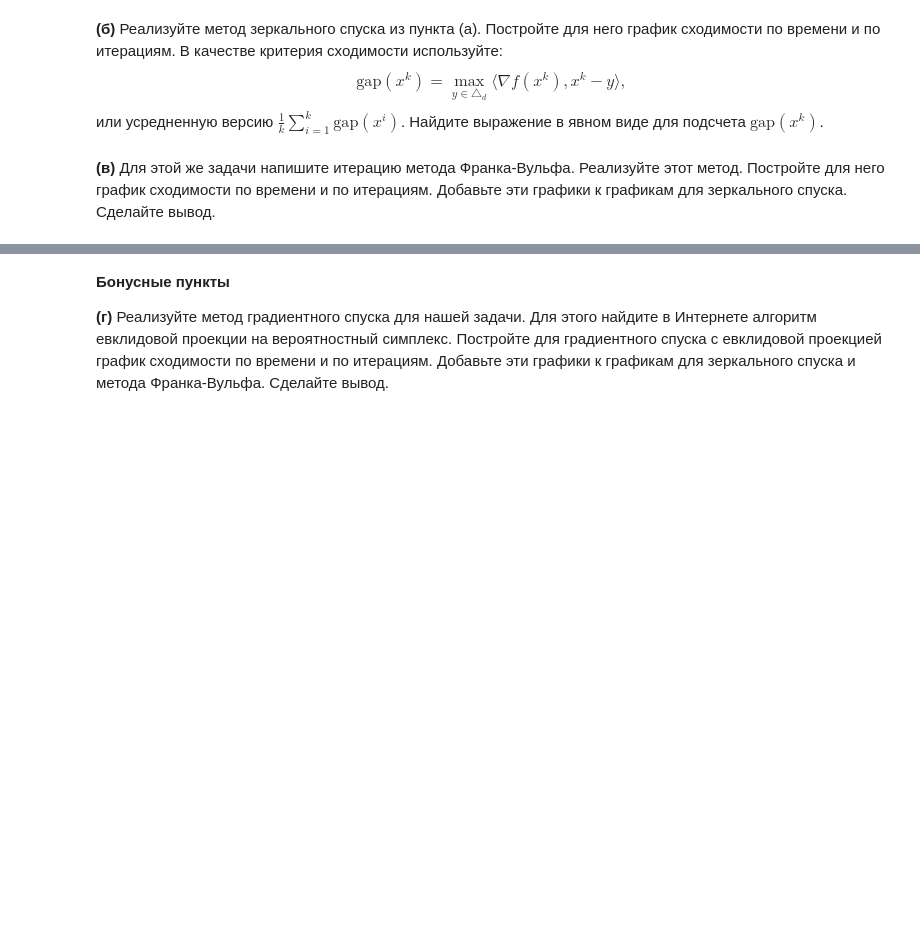
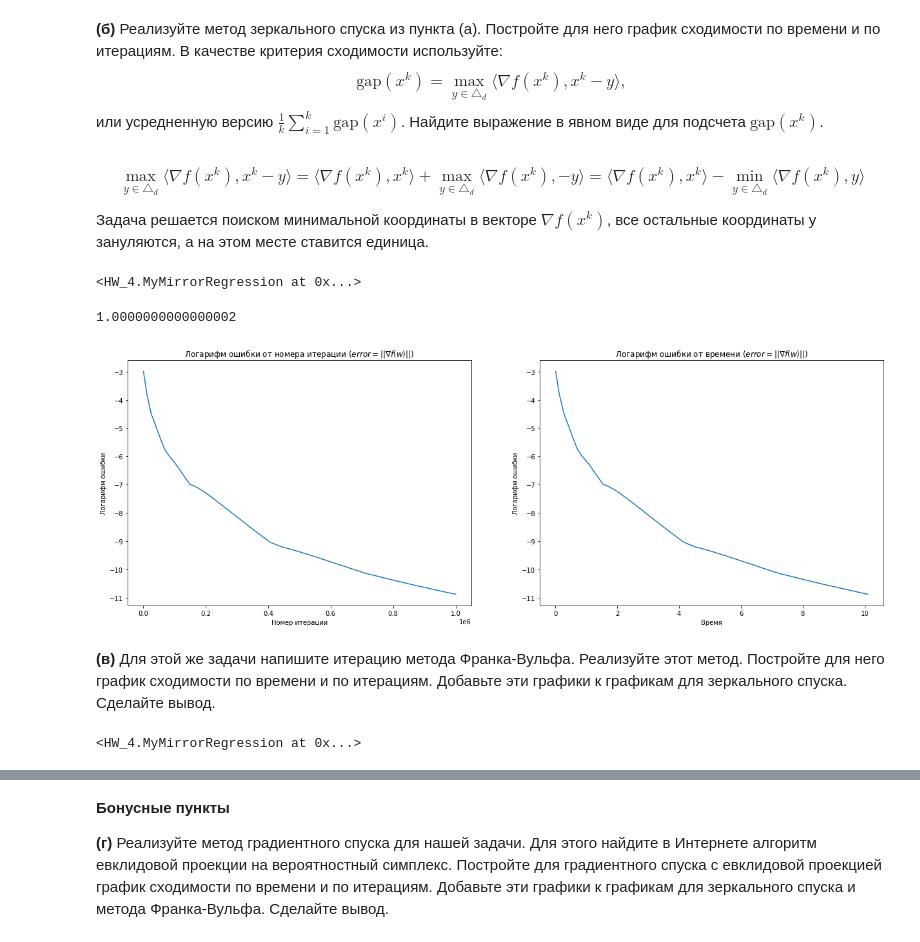
Before and after one commit to kreininmv/Applied-optimization, a Jupyter notebook: Homework/Kreinin_Matvei_Optimization_HW_4.ipynb, the cells around one changed output, grey strips where cells are left out. Saved outputs shown, nothing was run; the diff lists cells and outputs as text; code cells hidden in the pictures; blank space fills up the shorter version.

```diff
--- a/Homework/Kreinin_Matvei_Optimization_HW_4.ipynb
+++ b/Homework/Kreinin_Matvei_Optimization_HW_4.ipynb
@@ -31,4 +128,10 @@ $$
 \text{gap}(x^k) = \max_{y \in \triangle_d} \langle \nabla f(x^k), x^k - y \rangle,
 $$
 или усредненную версию $\frac{1}{k} \sum_{i=1}^k \text{gap}(x^i)$. Найдите выражение в явном виде для подсчета $\text{gap}(x^k)$.
+# %% [markdown]
+$$
+\max_{y \in \triangle_d} \langle \nabla f(x^k), x^k - y \rangle = \langle \nabla f(x^k), x^k \rangle + \max_{y \in \triangle_d} \langle \nabla f(x^k), -y \rangle = \langle \nabla f(x^k), x^k \rangle - \min_{y \in \triangle_d} \langle \nabla f(x^k), y \rangle
+$$
+
+Задача решается поиском минимальной координаты в векторе $\nabla f(x^k)$, все остальные координаты y зануляются, а на этом месте ставится единица.
 # %%
@@ -36,4 +142,26 @@ $$
+# %%
+d = 100
+mu = 1
+L = 1000
+A = generate_matrix(d, mu, L)
+step = 1000
+iter = 1000
+eps = 10e-6
+# %%
+model = MyMirrorRegression()
+model.fit(A, eps=eps, iter=iter, step=step)
+# %% [output]
+<HW_4.MyMirrorRegression at 0x...>
+# %%
+print(model.get_weights().sum())
+func_draw_error_time(step, model)
+# %% [output]
+1.0000000000000002
+[figure, added]
 # %% [markdown]
 __(в)__ Для этой же задачи напишите итерацию метода Франка-Вульфа. Реализуйте этот метод. Постройте для него график сходимости по времени и по итерациям. Добавьте эти графики к графикам для зеркального спуска. Сделайте вывод.
 # %%
-#ответ
+model_w = MyMirrorRegression()
+model_w.fit(A, eps=eps, iter=iter, step=step, wolf=True)
+# %% [output]
+<HW_4.MyMirrorRegression at 0x...>
```
Also changed, not shown: parts of 9 cells of this notebook, 1 other file.
